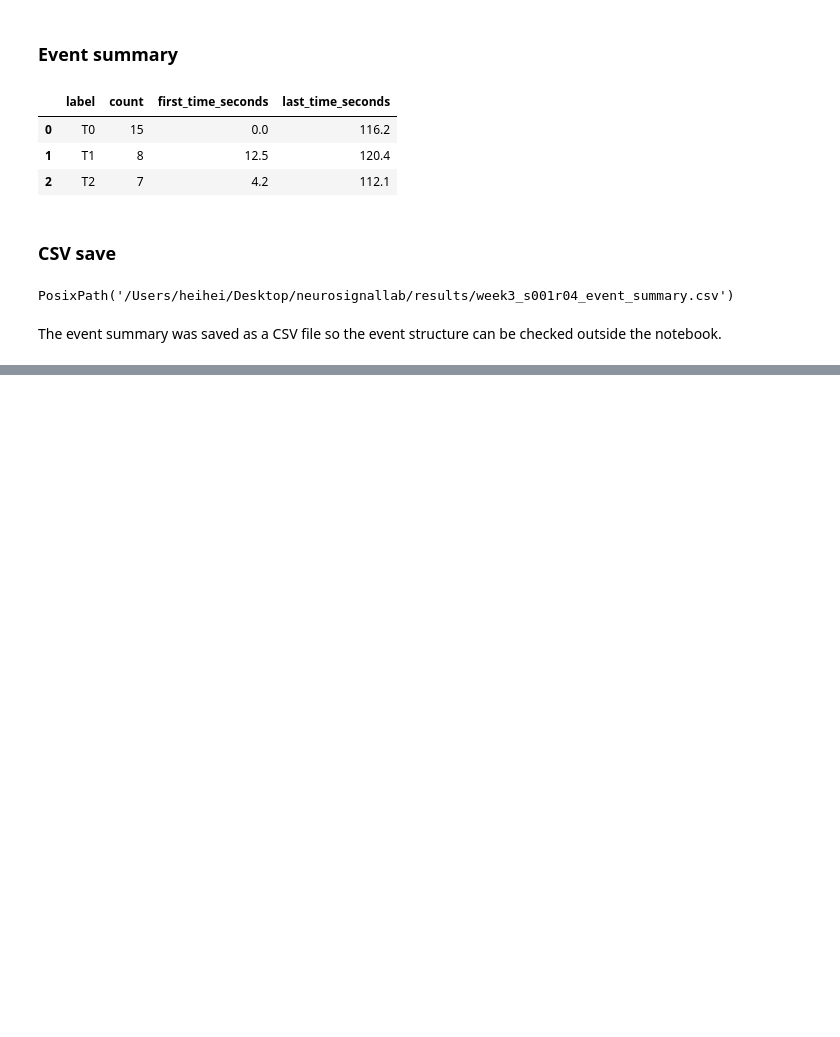
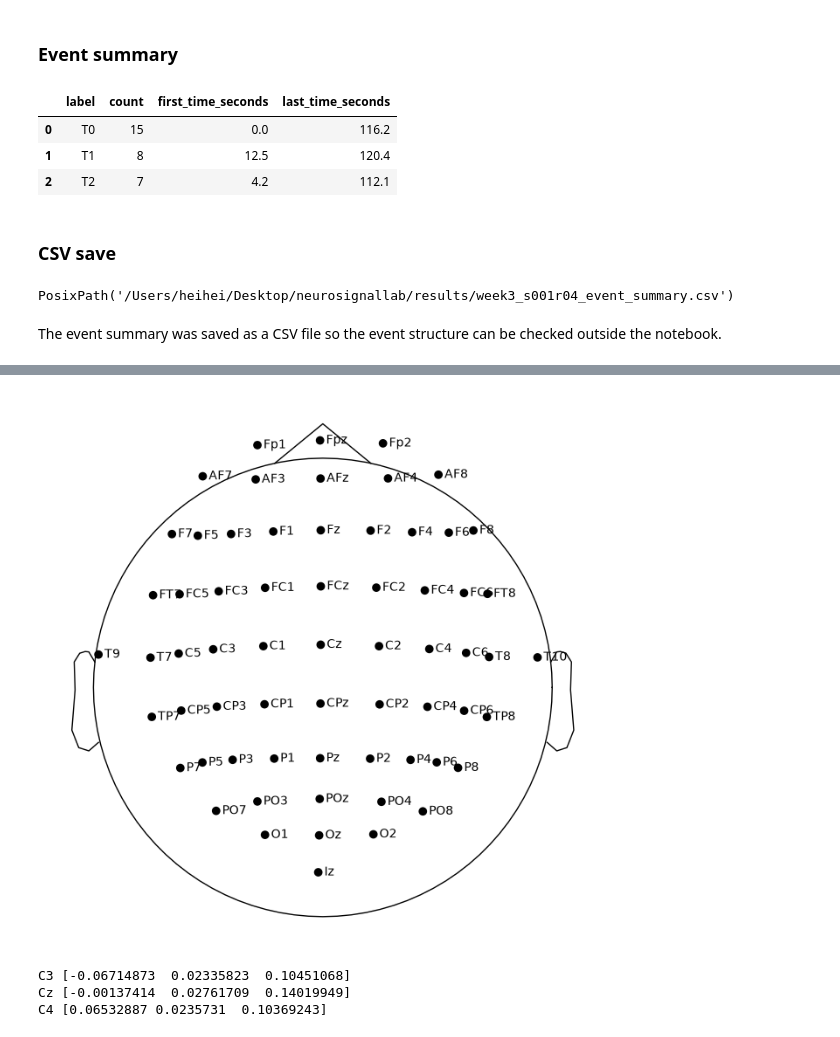
Before and after one commit to henrikchan-ops/neurosignallab, a Jupyter notebook: notebooks/01_load_verify_and_visualize_eeg.ipynb, the cells around one changed output, grey strips where cells are left out. Drawn from its saved outputs; the diff is of its cells as text; code cells hidden in the pictures; blank space fills up the shorter version.

```diff
--- a/notebooks/01_load_verify_and_visualize_eeg.ipynb
+++ b/notebooks/01_load_verify_and_visualize_eeg.ipynb
@@ -283,0 +295,7 @@ The event summary was saved as a CSV file so the event structure can be checked
+# %%
+raw_for_plot = raw.copy()
+
+eegbci.standardize(raw_for_plot)
+raw_for_plot.set_montage("standard_1005")
+
+raw_for_plot.ch_names[:20]
@@ -283,0 +323,16 @@ The event summary was saved as a CSV file so the event structure can be checked
+# %%
+raw_for_plot.plot_sensors(
+    show_names=True,
+    ch_type="eeg"
+)
+
+montage = raw_for_plot.get_montage()
+positions = montage.get_positions()["ch_pos"]
+
+for channel in ["C3", "Cz", "C4"]:
+    print(channel, positions[channel])
+# %% [output]
+[figure, added]
+C3 [-0.06714873  0.02335823  0.10451068]
+Cz [-0.00137414  0.02761709  0.14019949]
+C4 [0.06532887 0.0235731  0.10369243]
```
Also changed, not shown: parts of 12 cells of this notebook, 1 other file.
